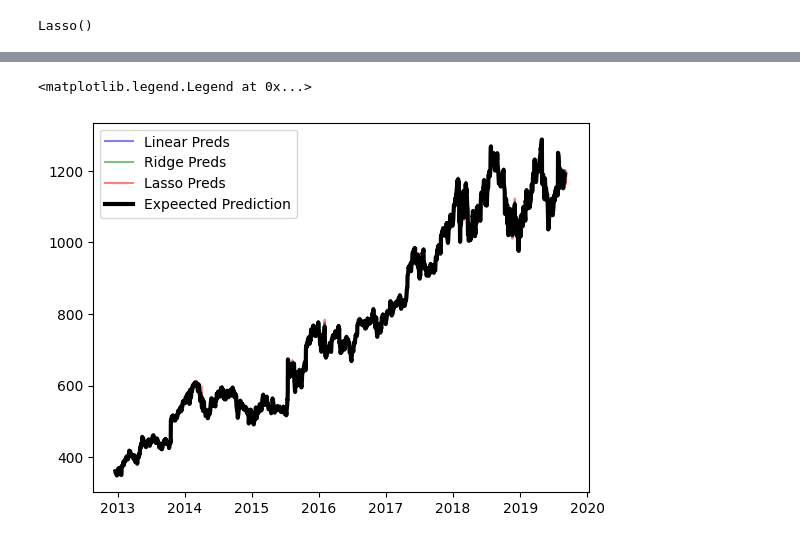
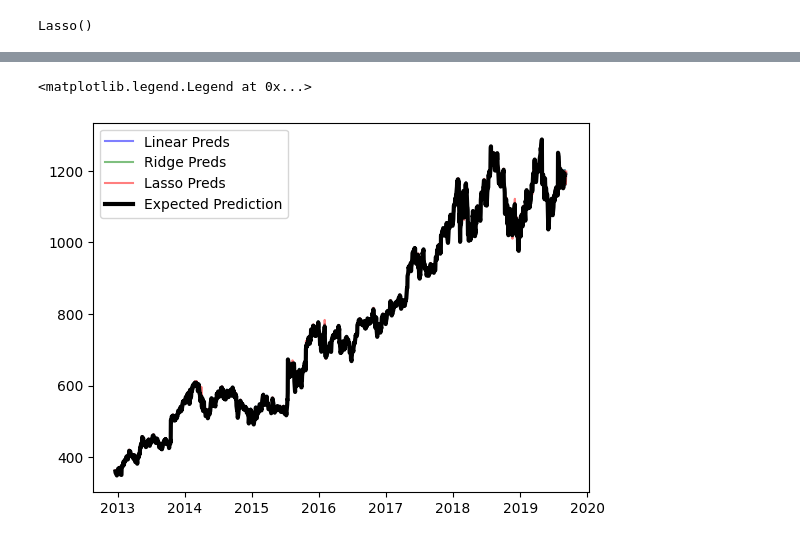
Before and after one commit to ishavverma/StockPricePrediction, a Jupyter notebook: File01.ipynb, the cells around one changed output, grey strips where cells are left out. Drawn from its saved outputs; the diff is of its cells as text; code cells hidden in the pictures.

```diff
--- a/File01.ipynb
+++ b/File01.ipynb
@@ -78,21 +78,21 @@ lasso_model_real_prediction = lasso_model.predict(np.array(df.drop(['Prediction'
 # %%
 predicted_dates = []
 recent_date = df.index.max()
 display_at = 2100
 alpha = 0.5
 
 for i in range(forecast_out):
     recent_date += timedelta(days=1)
     predicted_dates.append(recent_date)
 
 plt.plot(df.index[display_at:], linear_model_real_prediction[display_at:], label='Linear Preds', c='blue', alpha=alpha)
 plt.plot(predicted_dates, linear_model_forecast_prediction, c='blue', alpha=alpha)
 plt.plot(df.index[display_at:], ridge_model_real_prediction[display_at:], label='Ridge Preds', c='green', alpha=alpha)
 plt.plot(predicted_dates, ridge_model_forecast_prediction, c='green', alpha=alpha)
 plt.plot(df.index[display_at:], lasso_model_real_prediction[display_at:], label='Lasso Preds', c='red', alpha=alpha)
 plt.plot(predicted_dates, lasso_model_forecast_prediction, c='red', alpha=alpha)
-plt.plot(df.index[display_at:], df['Close'][display_at:], label='Expeected Prediction', c='black', linewidth=3)
+plt.plot(df.index[display_at:], df['Close'][display_at:], label='Expected Prediction', c='black', linewidth=3)
 plt.legend()
 # %% [output]
 <matplotlib.legend.Legend at 0x...>
-[figure, old version]
+[figure, new version]
```
Also changed, not shown: parts of 1 cell of this notebook.
